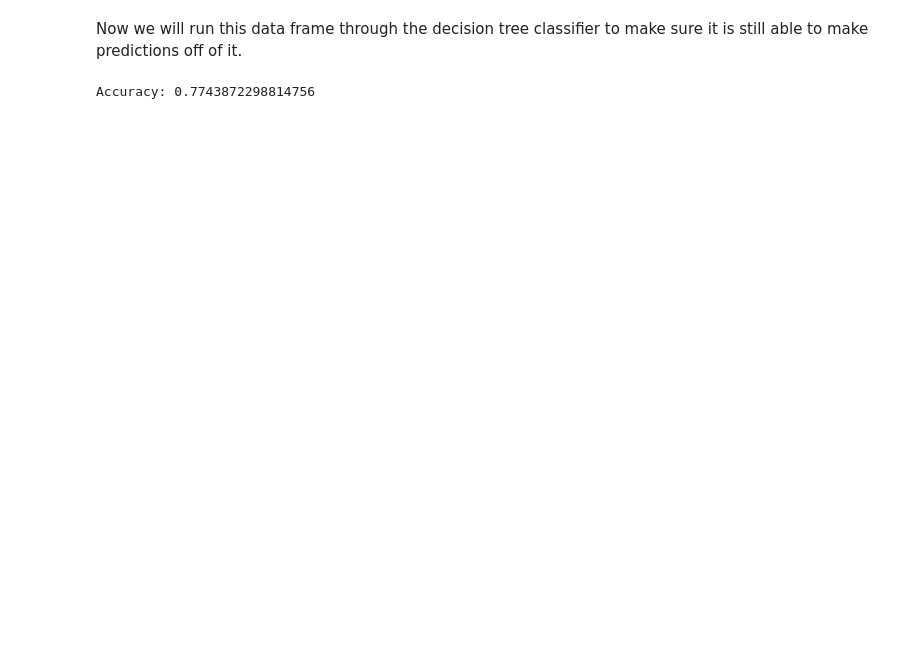
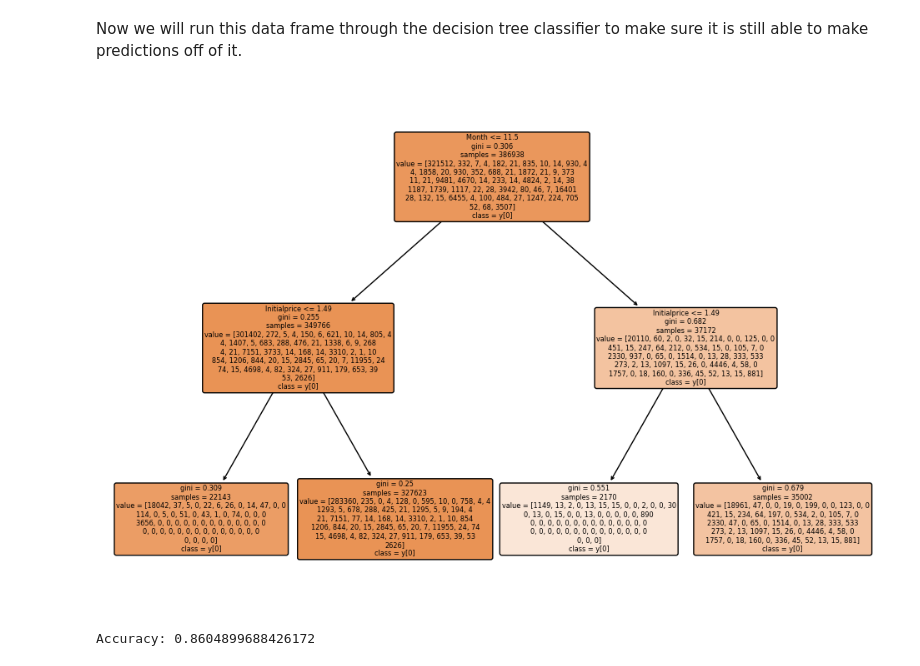
Before and after one commit to Ryan-Carnes-01/Predicting-Steam-Sale-Dates, a Jupyter notebook: merge_data.ipynb, the cells around one changed output. Drawn from its saved outputs; the diff is of its cells as text; code cells hidden in the pictures; blank space fills up the shorter version.

Commit message:
Added tree visualization in merge_data.ipynb

```diff
--- a/merge_data.ipynb
+++ b/merge_data.ipynb
@@ -74,32 +75,37 @@ test_data = combined_df[combined_df['Date'] >= split_date]
 X_train = train_data[['Date', 'Playercount', 'Initialprice']]
 y_train = train_data['Discount']
 
 #Set up testing data
 #X_test = test_data[['Date', 'Playercount', 'Initialprice','Finalprice']]
 X_test = test_data[['Date', 'Playercount', 'Initialprice']]
 y_test = test_data['Discount']
 
 #convert dates into something more compatible with our model (dates are not ML friendly)
 X_train['DayOfWeek'] = X_train['Date'].dt.dayofweek
 X_train['Month'] = X_train['Date'].dt.month
 X_train['Year'] = X_train['Date'].dt.year
 X_test['DayOfWeek'] = X_test['Date'].dt.dayofweek
 X_test['Month'] = X_test['Date'].dt.month
 X_test['Year'] = X_test['Date'].dt.year
 
 #drop the old date
 X_train = X_train.drop(['Date'], axis=1)
 X_test = X_test.drop(['Date'], axis=1)
 
 #fit classifier to training data
-model = DecisionTreeClassifier()
+model = DecisionTreeClassifier(max_depth=2)
 model.fit(X_train, y_train)
+
+plt.figure(figsize=(12, 8))
+plot_tree(model, filled=True, feature_names=X_train.columns, class_names=True, rounded=True)
+plt.show()
 
 #make predictions on the test set
 predictions = model.predict(X_test)
 
 #evaluate/print the accuracy
 accuracy = accuracy_score(y_test, predictions)
 print('Accuracy:',accuracy)
 # %% [output]
+[figure, added]
-Accuracy: 0.7743872298814756
+Accuracy: 0.8604899688426172
```
Also changed, not shown: parts of 1 cell of this notebook, 1 other file.
